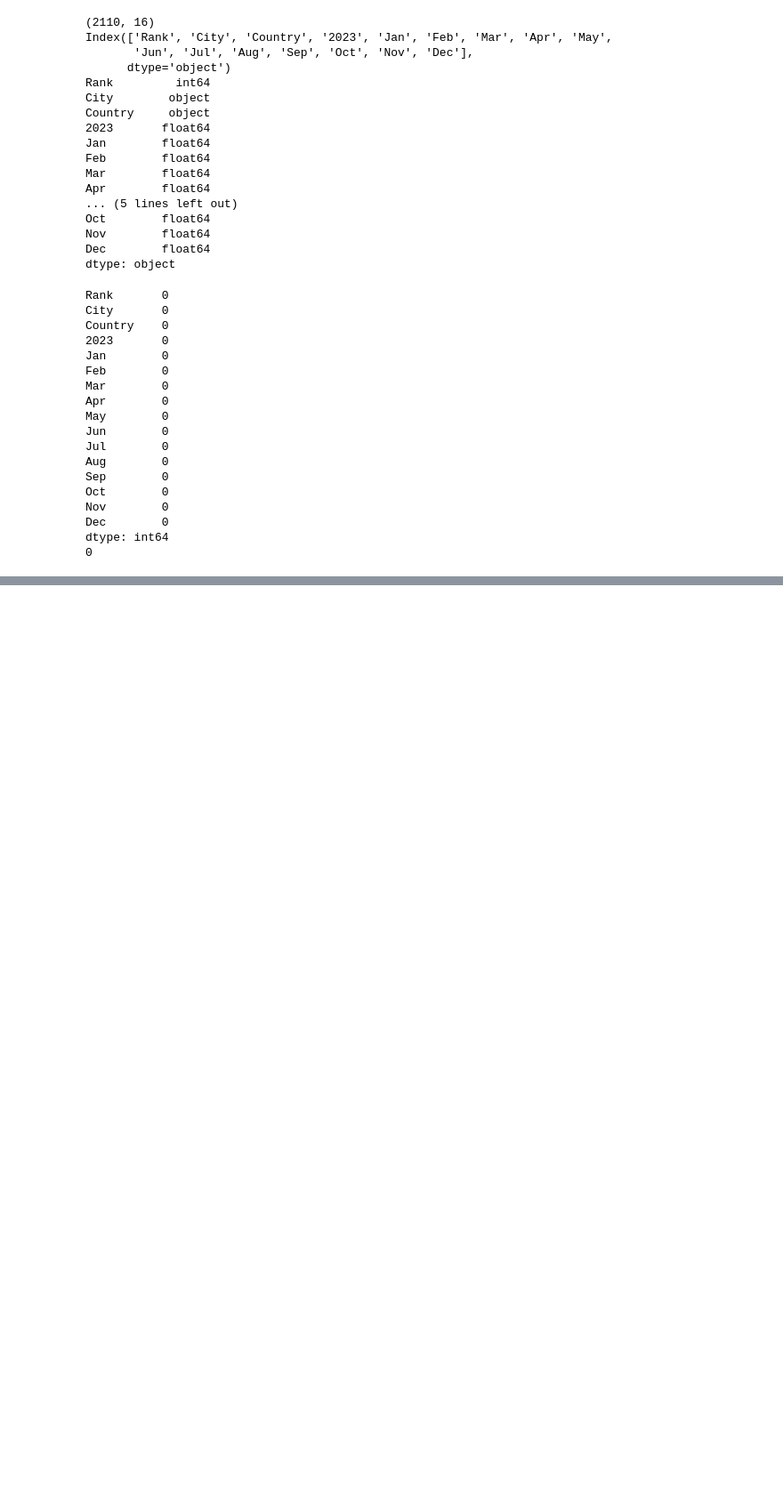
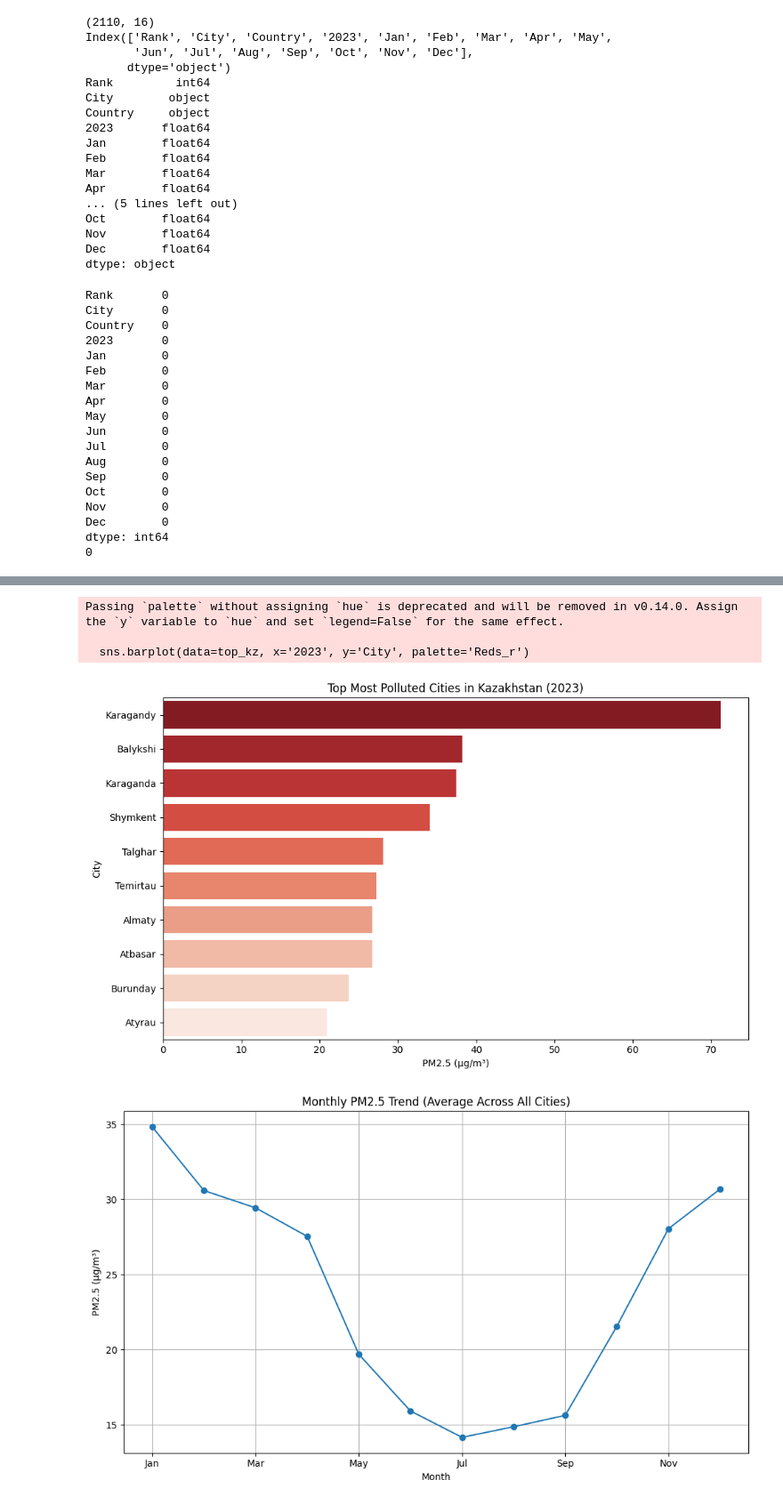
Before and after one commit to bochida/Air-quality-analysis-and-prediction, a Jupyter notebook: test.ipynb, the cells around one changed output, grey strips where cells are left out. Shown at 89% size. Drawn from its saved outputs; the diff is of its cells as text; code cells hidden in the pictures; blank space fills up the shorter version.

```diff
--- a/test.ipynb
+++ b/test.ipynb
@@ -243,0 +282,37 @@ EDA: In this part i will show visual aspects of project. First of all cities of
+# %%
+# Top 10 most polluted cities
+top10 = df.nlargest(10, '2023')[['City', 'Country', '2023']]
+
+# Monthly PM2.5 average across all cities
+monthly_avg = df.iloc[:, 4:16].mean()
+
+# Filter Kazakhstan cities
+kz_df = df[df['Country'].str.lower() == 'kazakhstan']
+
+# Top most polluted Kazakhstan cities
+top_kz = kz_df.nlargest(10, '2023')[['City', '2023']]
+
+# Plot
+plt.figure(figsize=(10, 6))
+sns.barplot(data=top_kz, x='2023', y='City', palette='Reds_r')
+plt.title("Top Most Polluted Cities in Kazakhstan (2023)")
+plt.xlabel("PM2.5 (µg/m³)")
+plt.ylabel("City")
+plt.tight_layout()
+plt.show()
+
+# Plot monthly average trend line
+plt.figure(figsize=(10, 6))
+monthly_avg.plot(marker='o')
+plt.title("Monthly PM2.5 Trend (Average Across All Cities)")
+plt.xlabel("Month")
+plt.ylabel("PM2.5 (µg/m³)")
+plt.grid(True)
+plt.tight_layout()
+plt.show()
+# %% [output]
+Passing `palette` without assigning `hue` is deprecated and will be removed in v0.14.0. Assign the `y` variable to `hue` and set `legend=False` for the same effect.
+
+  sns.barplot(data=top_kz, x='2023', y='City', palette='Reds_r')
+[figure, added]
+[figure, added]
```
Also changed, not shown: parts of 8 cells of this notebook.
